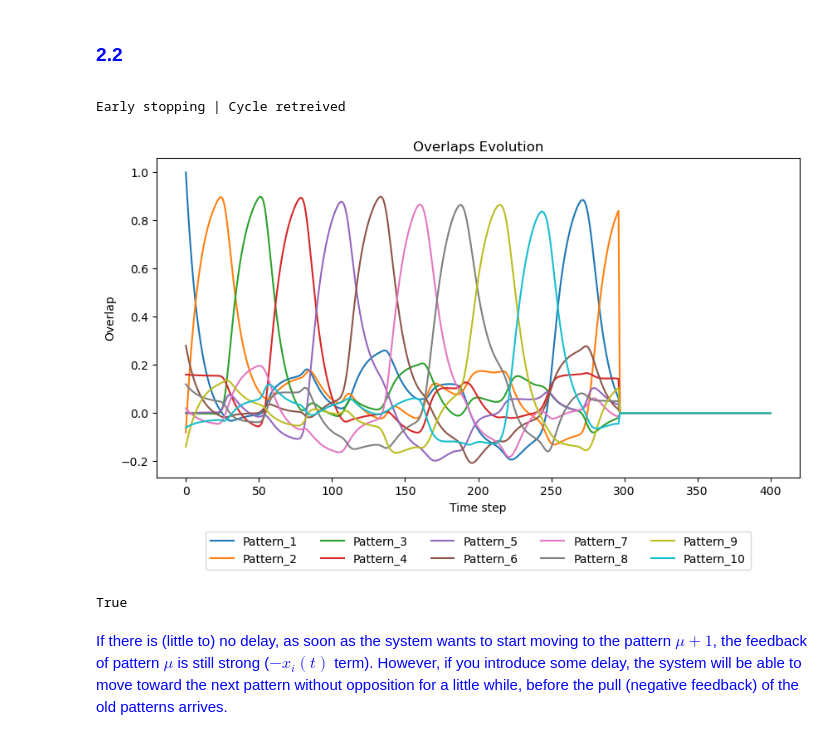
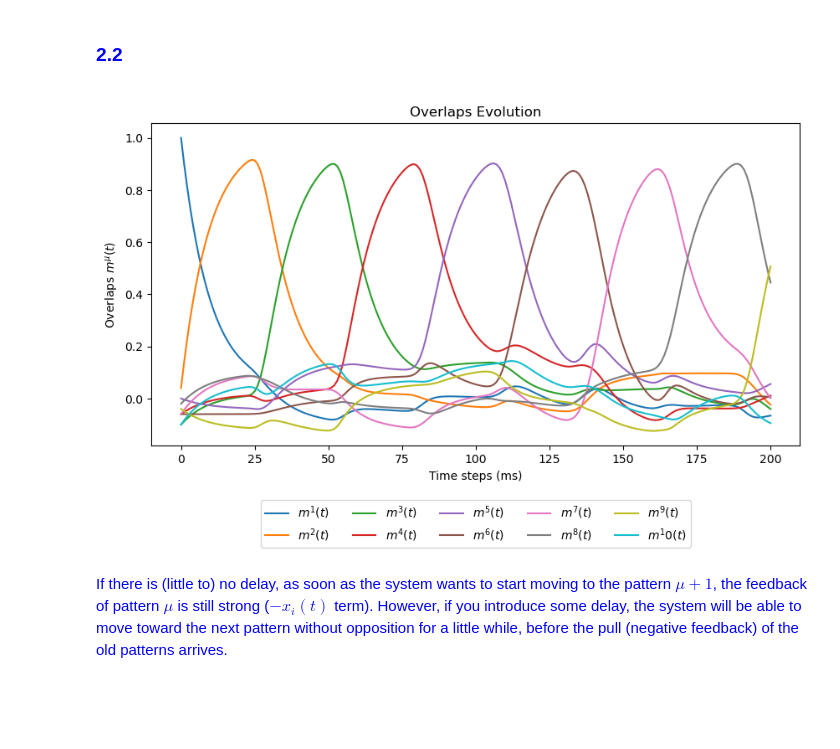
Before and after one commit to maverest/NX_465_mini_project, a Jupyter notebook: NX_465_mini_project.ipynb, the cells around one changed output. Saved outputs shown, nothing was run; the diff lists cells and outputs as text; code cells hidden in the pictures; blank space fills up the shorter version.

```diff
--- a/NX_465_mini_project.ipynb
+++ b/NX_465_mini_project.ipynb
@@ -680,14 +683,14 @@ def simulation_continuous(P = 10, N = 100, beta = 4.0, plot = True, tau = 5.0, t
     if plot :
         plt.figure(figsize=(10, 5))
         for mu in range(P):
-            plt.plot(M[:, mu], label=f'Pattern_{mu + 1}')
+            plt.plot(M[:, mu], label=f'$m^{mu + 1}(t)$')
         #if fig_nb != 0 :
         #    plt.title(f'Figure {fig_nb}. Overlaps Evolution')
 
         plt.title('Overlaps Evolution')
-        plt.xlabel('Time step')
-        plt.ylabel('Overlap')
-        plt.legend(loc='upper center', bbox_to_anchor=(0.5, -0.15),
+        plt.xlabel('Time steps (ms)')
+        plt.ylabel('Overlaps $m^{\mu}(t)$')
+        plt.legend(loc='upper center', bbox_to_anchor=(0.5, -0.15), #! Hiding the legends for the Report
            ncol=5, fancybox=True,)
         # plt.tight_layout()
         plt.show()
@@ -722,14 +723,12 @@ We observe that the overlap oscillate (in the right order), but fail to exceed 0
 # %%
 
 
 #! Si control est true, bloque en passant du 1 au deux (dis qu'il bloque du 9 au 10)
 #? Should provide different early stopping criteria!
-pats, X, M, retr =  simulation_continuous(tau_delay = 10.0, control_cycle=True, verbose= True, T=200)
-retr
+#pats, X, M, retr =  simulation_continuous(tau_delay = 10.0, control_cycle=False, verbose= True, T=100)
+pats, X, M =  simulation_continuous(tau_delay = 10.0, control_cycle=False, verbose= True, T=100)
 # %% [output]
-Early stopping | Cycle retreived
-[figure, old version]
+[figure, new version]
-True
 # %% [markdown]
 <span style="color:blue">
 
```
Also changed, not shown: parts of 4 cells of this notebook, 4 other files.
